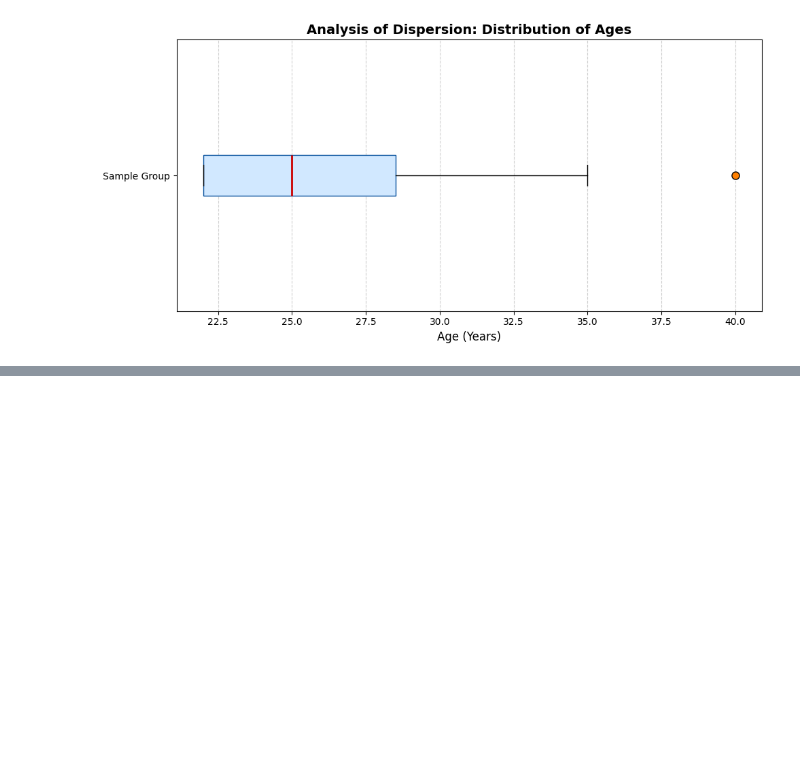
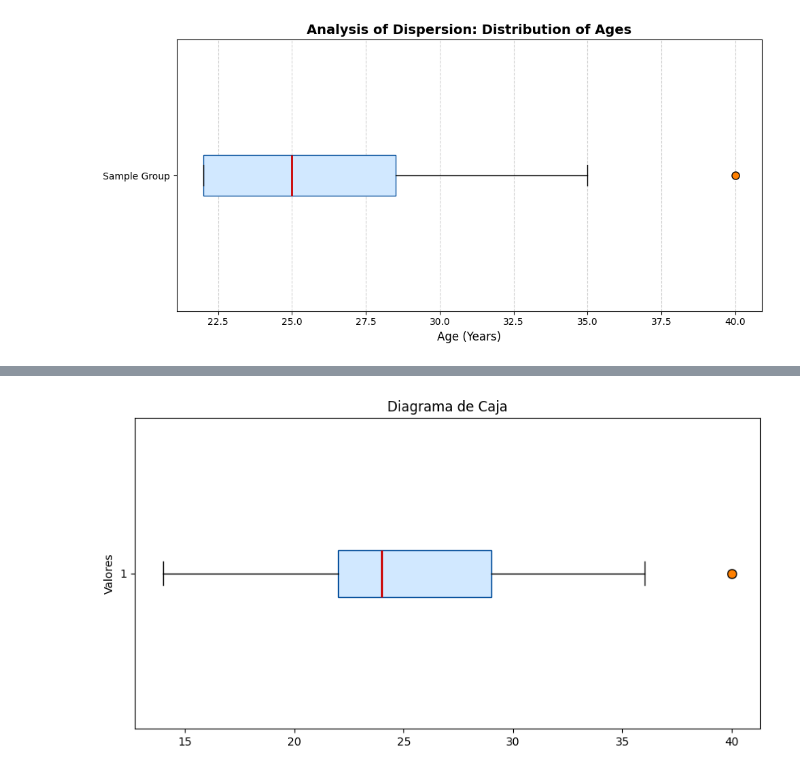
Before and after one commit to paranedagarcia/Bioestadistica, a Jupyter notebook: plot.ipynb, the cells around one changed output, grey strips where cells are left out. Cells and saved outputs as stored; diff of their text form; code cells hidden in the pictures; blank space fills up the shorter version.

```diff
--- a/plot.ipynb
+++ b/plot.ipynb
@@ -55,0 +68,15 @@ Interquartile Range (IQR): 6.5
+# %%
+import matplotlib.pyplot as plt
+
+datos = [14, 15, 22, 25, 22, 21, 24, 24, 30, 25, 22, 36, 40, 35, 36, 25, 22, 28, 22]
+
+plt.figure(figsize=(10, 5))
+plt.boxplot(datos, vert=False, patch_artist=True,
+        boxprops=dict(facecolor='#D1E8FF', color='#004C99'),
+        medianprops=dict(color='#CC0000', linewidth=2),
+        flierprops=dict(marker='o', markerfacecolor='#FF8000', markersize=8))
+plt.title('Diagrama de Caja')
+plt.ylabel('Valores')
+plt.show()
+# %% [output]
+[figure, added]
```
Also changed, not shown: parts of 1 cell of this notebook, 5 other files.
